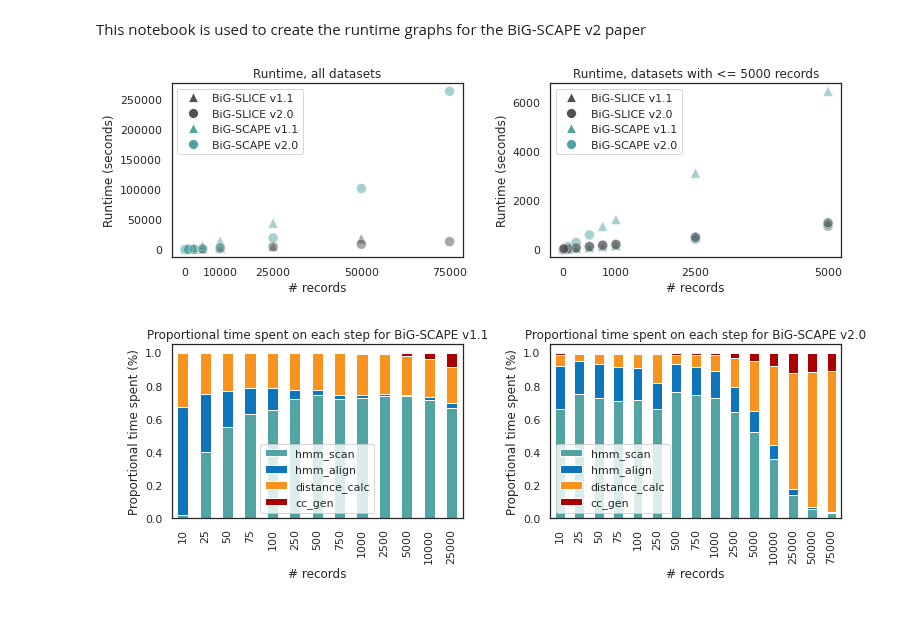
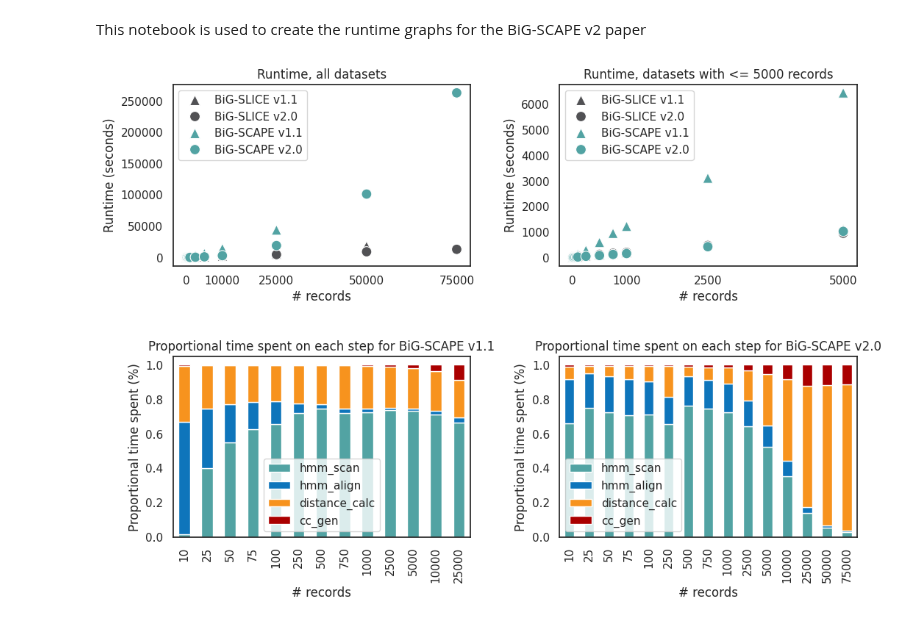
Before and after one commit to adraismawur/bigscape-v2-notebooks, a Jupyter notebook: runtimes.ipynb, the cells around one changed output. Saved outputs shown, nothing was run; the diff lists cells and outputs as text; code cells hidden in the pictures.

Commit message:
complete data

```diff
--- a/runtimes.ipynb
+++ b/runtimes.ipynb
@@ -154,8 +154,10 @@ axes[0, 0].set_ylabel("Runtime (seconds)")
 # apply correct markers
 colls = axes[0, 0].collections
 for collection in colls:
+    # numbers correspond to each data point per category
+    # TODO: 14 for bigslice v1 because 75k is missing
+    # 13 points for bigscape v2 because it is missing 50k and 75k
     collection.set_paths([triangle_mk] * 14 + [dot_mk] * 15 + [triangle_mk] * 13 + [dot_mk] * 15)
-    collection.set_alpha(0.5)
 
 handles, labels = axes[0, 0].get_legend_handles_labels()
 handles[0].set_marker("^")
@@ -188,8 +190,8 @@ axes[0, 1].set_ylabel("Runtime (seconds)")
 # apply correct markers
 colls = axes[0, 1].collections
 for collection in colls:
-    collection.set_paths([triangle_mk] * 14 + [dot_mk] * 15 + [triangle_mk] * 13 + [dot_mk] * 15)
-    collection.set_alpha(0.5)
+    # numbers correspond to each data point per category
+    collection.set_paths([triangle_mk] * 11 + [dot_mk] * 11 + [triangle_mk] * 11 + [dot_mk] * 11)
 
 handles, labels = axes[0, 1].get_legend_handles_labels()
 handles[0].set_marker("^")
@@ -217,34 +219,34 @@ axes[1, 0].set_xlabel("# records")
 # y axis options
 axes[1, 0].set_ylabel("Proportional time spent (%)")
 
 ## d) proportional time spent on each step for v2
 # generate plot
 v2_prop_time_colors = [
     COLORS["bigscape_blue"],
     COLORS["dark_blue"],
     COLORS["orange_i_found_on_bigscape_image"],
     COLORS["antismash_red"],
 ]
 bigscape_v2_avg_prop.plot(ax=axes[1, 1], kind='bar', stacked=True, color=v2_prop_time_colors)
 
 # title
 axes[1, 1].set_title("Proportional time spent on each step for BiG-SCAPE v2.0")
 
 # x axis options
 axes[1, 1].set_xlabel("# records")
 
 # y axis options
 axes[1, 1].set_ylabel("Proportional time spent (%)")
 
 
 # increase margins
 plt.subplots_adjust(hspace=0.5)
 plt.subplots_adjust(wspace=0.3)
 
 # save as svg
 fig.savefig("bigscape_runtimes.svg")
 # %% [output]
-[figure, old version]
+[figure, new version]
 # %%
 # collate into one image
 
```
Also changed, not shown: parts of 1 cell of this notebook, 2 other files.
